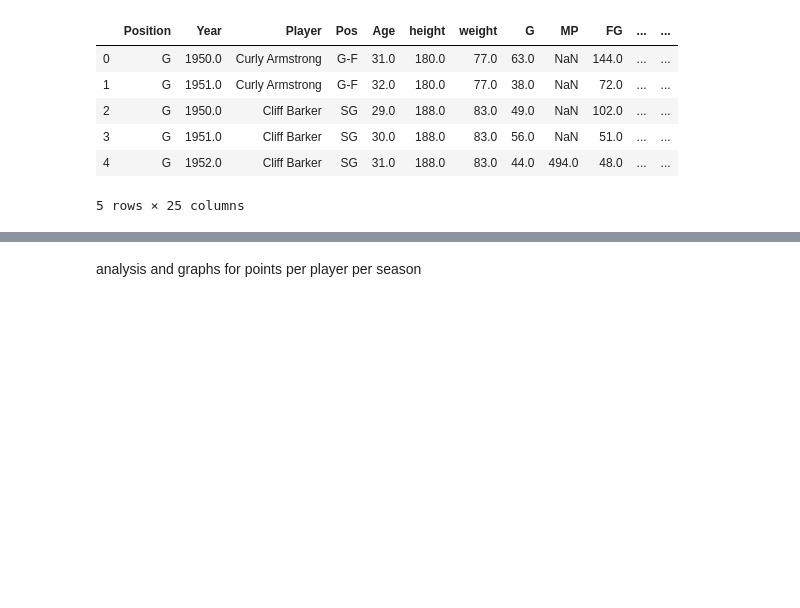
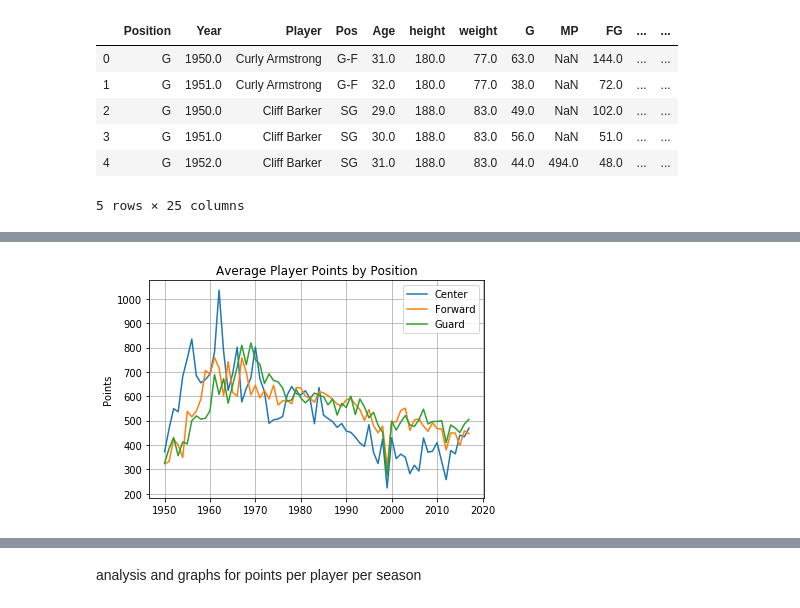
Before and after one commit to ErinMandell/Web-Design-Challenge, a Jupyter notebook: NBA_Seasons_Stats.ipynb, the cells around one changed output, grey strips where cells are left out. Saved outputs shown, nothing was run; the diff lists cells and outputs as text; code cells hidden in the pictures; blank space fills up the shorter version.

Commit message:
visualization updates

```diff
--- a/NBA_Seasons_Stats.ipynb
+++ b/NBA_Seasons_Stats.ipynb
@@ -127,0 +145,10 @@ position_points_yr_df.head()
+# %%
+year_vf = []
+points_f = []
+
+for i in range(len(position_points_yr_F)):
+    year_nf = position_points_yr_F["Year"][i]
+    points_nf = position_points_yr_F["PTS"][i]
+
+    year_vf.append(year_nf)
+    points_f.append(points_nf)
@@ -127,0 +163,23 @@ position_points_yr_df.head()
+# %%
+year_vg = []
+points_g = []
+
+for i in range(len(position_points_yr_G)):
+    year_ng = position_points_yr_G["Year"][i]
+    points_ng = position_points_yr_G["PTS"][i]
+
+    year_vg.append(year_ng)
+    points_g.append(points_ng)
+# %%
+x_axis = year_v
+center, = plt.plot(x_axis, points_c, label = "Center")
+forward, = plt.plot(x_axis, points_f, label = "Forward")
+guard, = plt.plot(x_axis, points_g, label = "Guard")
+plt.ylabel("Points")
+plt.title("Average Player Points by Position")
+plt.grid()
+plt.legend(handles=[center, forward, guard], loc="best")
+plt.savefig("Images/Points_by_Position")
+plt.show()
+# %% [output]
+[figure, added]
```
Also changed, not shown: parts of 13 cells of this notebook, 5 other files.
